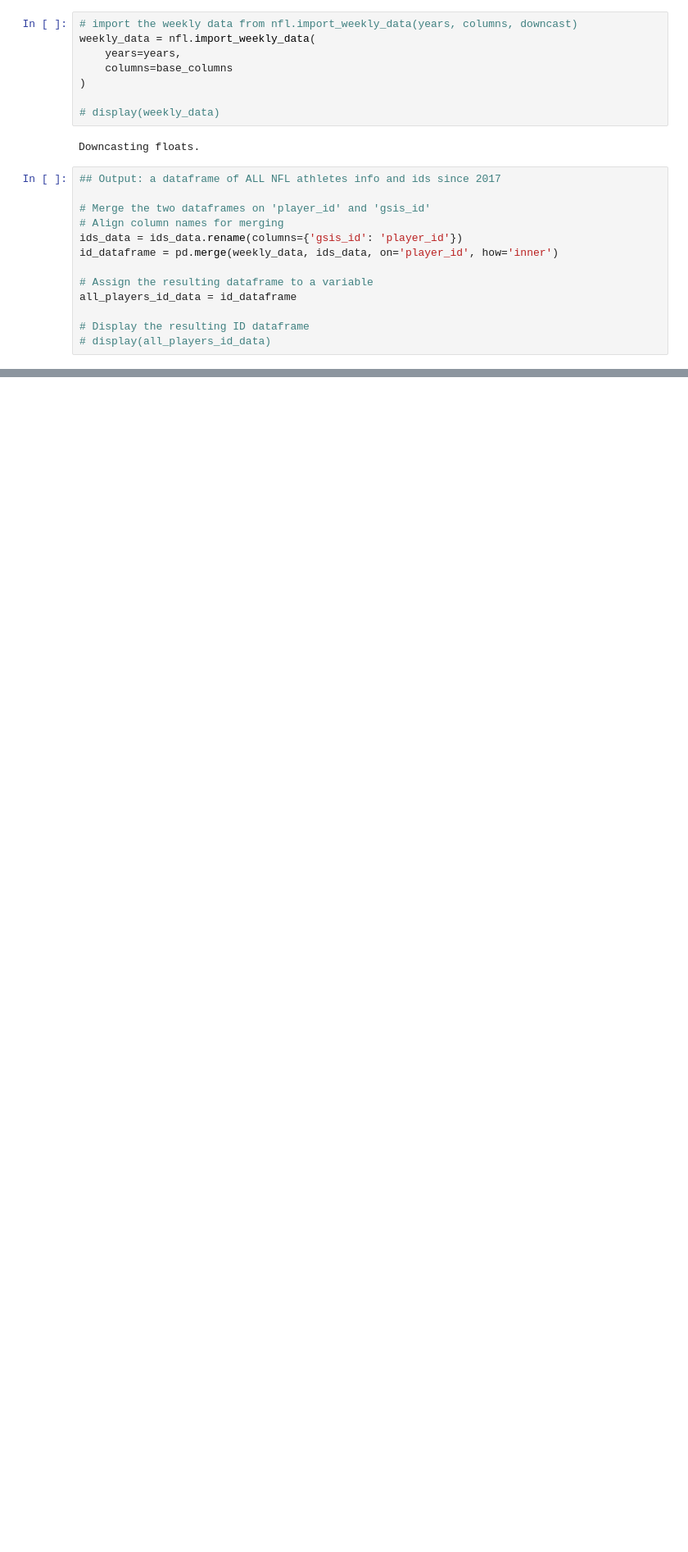
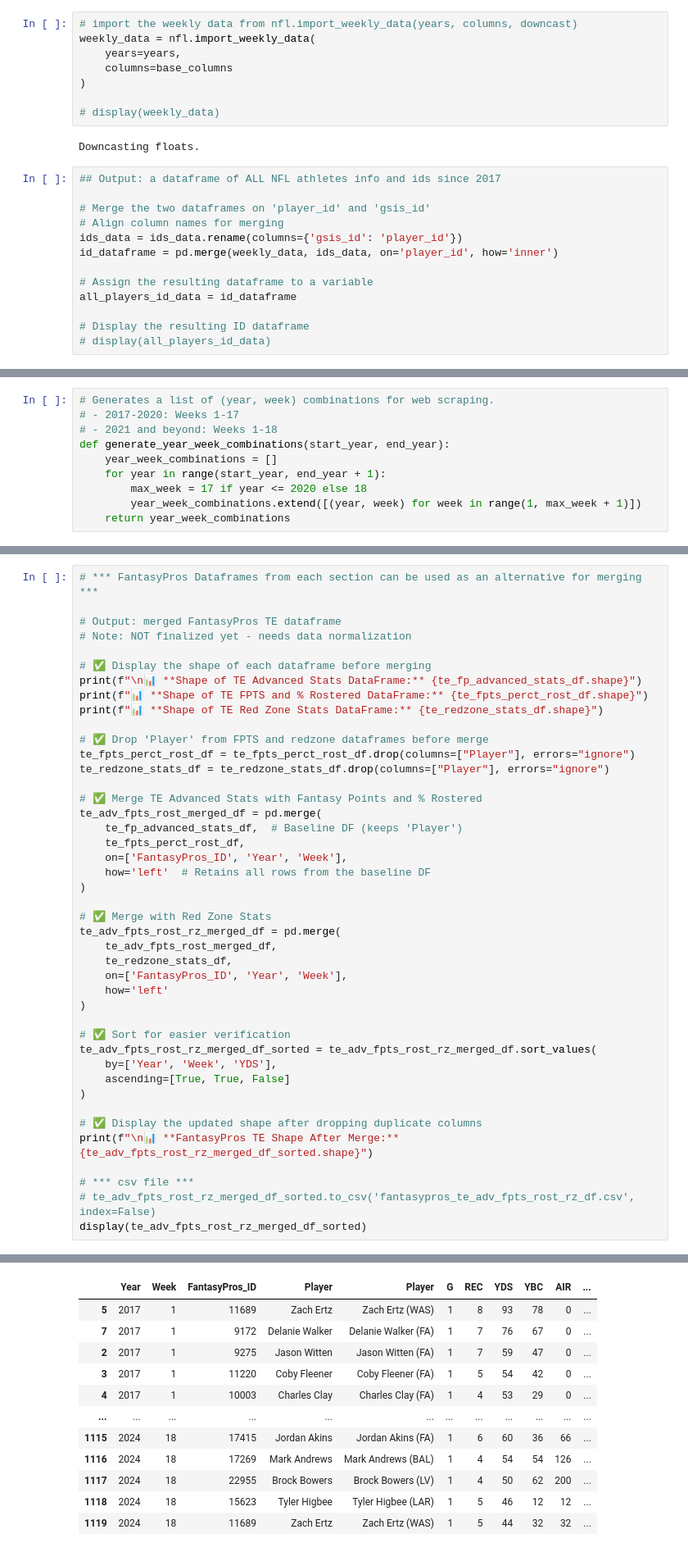
Before and after one commit to ARCtechmo/fanfav, a Jupyter notebook: te_df.ipynb, the cells around one changed output, grey strips where cells are left out. Shown at 82% size. Cells and saved outputs as stored; diff of their text form; blank space fills up the shorter version.

```diff
--- a/te_df.ipynb
+++ b/te_df.ipynb
@@ -290,0 +663,10 @@ Dataframe sorted by season, week, and receiving_yards:
+# %%
+# Generates a list of (year, week) combinations for web scraping.
+# - 2017-2020: Weeks 1-17
+# - 2021 and beyond: Weeks 1-18
+def generate_year_week_combinations(start_year, end_year):
+    year_week_combinations = []
+    for year in range(start_year, end_year + 1):
+        max_week = 17 if year <= 2020 else 18
+        year_week_combinations.extend([(year, week) for week in range(1, max_week + 1)])
+    return year_week_combinations
@@ -290,0 +949,44 @@ Dataframe sorted by season, week, and receiving_yards:
+# %%
+# *** FantasyPros Dataframes from each section can be used as an alternative for merging ***
+
+# Output: merged FantasyPros TE dataframe
+# Note: NOT finalized yet - needs data normalization
+
+# ✅ Display the shape of each dataframe before merging
+print(f"\n📊 **Shape of TE Advanced Stats DataFrame:** {te_fp_advanced_stats_df.shape}")
+print(f"📊 **Shape of TE FPTS and % Rostered DataFrame:** {te_fpts_perct_rost_df.shape}")
+print(f"📊 **Shape of TE Red Zone Stats DataFrame:** {te_redzone_stats_df.shape}")
+
+# ✅ Drop 'Player' from FPTS and redzone dataframes before merge
+te_fpts_perct_rost_df = te_fpts_perct_rost_df.drop(columns=["Player"], errors="ignore")
+te_redzone_stats_df = te_redzone_stats_df.drop(columns=["Player"], errors="ignore")
+
+# ✅ Merge TE Advanced Stats with Fantasy Points and % Rostered
+te_adv_fpts_rost_merged_df = pd.merge(
+    te_fp_advanced_stats_df,  # Baseline DF (keeps 'Player')
+    te_fpts_perct_rost_df,
+    on=['FantasyPros_ID', 'Year', 'Week'],
+    how='left'  # Retains all rows from the baseline DF
+)
+
+# ✅ Merge with Red Zone Stats
+te_adv_fpts_rost_rz_merged_df = pd.merge(
+    te_adv_fpts_rost_merged_df,
+    te_redzone_stats_df,
+    on=['FantasyPros_ID', 'Year', 'Week'],
+    how='left'
+)
+
+# ✅ Sort for easier verification
+te_adv_fpts_rost_rz_merged_df_sorted = te_adv_fpts_rost_rz_merged_df.sort_values(
+    by=['Year', 'Week', 'YDS'],
+    ascending=[True, True, False]
+)
+
+# ✅ Display the updated shape after dropping duplicate columns
+print(f"\n📊 **FantasyPros TE Shape After Merge:** {te_adv_fpts_rost_rz_merged_df_sorted.shape}")
+
+# *** csv file ***
+# te_adv_fpts_rost_rz_merged_df_sorted.to_csv('fantasypros_te_adv_fpts_rost_rz_df.csv', index=False)
+display(te_adv_fpts_rost_rz_merged_df_sorted)
+# %% [output]
@@ -290,0 +998,12 @@ Dataframe sorted by season, week, and receiving_yards:
+|  | Year | Week | FantasyPros_ID | Player | Player | G | REC | YDS | YBC | AIR | ... |
+| 5 | 2017 | 1 | 11689 | Zach Ertz | Zach Ertz (WAS) | 1 | 8 | 93 | 78 | 0 | ... |
+| 7 | 2017 | 1 | 9172 | Delanie Walker | Delanie Walker (FA) | 1 | 7 | 76 | 67 | 0 | ... |
+| 2 | 2017 | 1 | 9275 | Jason Witten | Jason Witten (FA) | 1 | 7 | 59 | 47 | 0 | ... |
+| 3 | 2017 | 1 | 11220 | Coby Fleener | Coby Fleener (FA) | 1 | 5 | 54 | 42 | 0 | ... |
+| 4 | 2017 | 1 | 10003 | Charles Clay | Charles Clay (FA) | 1 | 4 | 53 | 29 | 0 | ... |
+| ... | ... | ... | ... | ... | ... | ... | ... | ... | ... | ... | ... |
+| 1115 | 2024 | 18 | 17415 | Jordan Akins | Jordan Akins (FA) | 1 | 6 | 60 | 36 | 66 | ... |
+| 1116 | 2024 | 18 | 17269 | Mark Andrews | Mark Andrews (BAL) | 1 | 4 | 54 | 54 | 126 | ... |
+| 1117 | 2024 | 18 | 22955 | Brock Bowers | Brock Bowers (LV) | 1 | 4 | 50 | 62 | 200 | ... |
+| 1118 | 2024 | 18 | 15623 | Tyler Higbee | Tyler Higbee (LAR) | 1 | 5 | 46 | 12 | 12 | ... |
+| 1119 | 2024 | 18 | 11689 | Zach Ertz | Zach Ertz (WAS) | 1 | 5 | 44 | 32 | 32 | ... |
```
Also changed, not shown: parts of 125 cells of this notebook.
